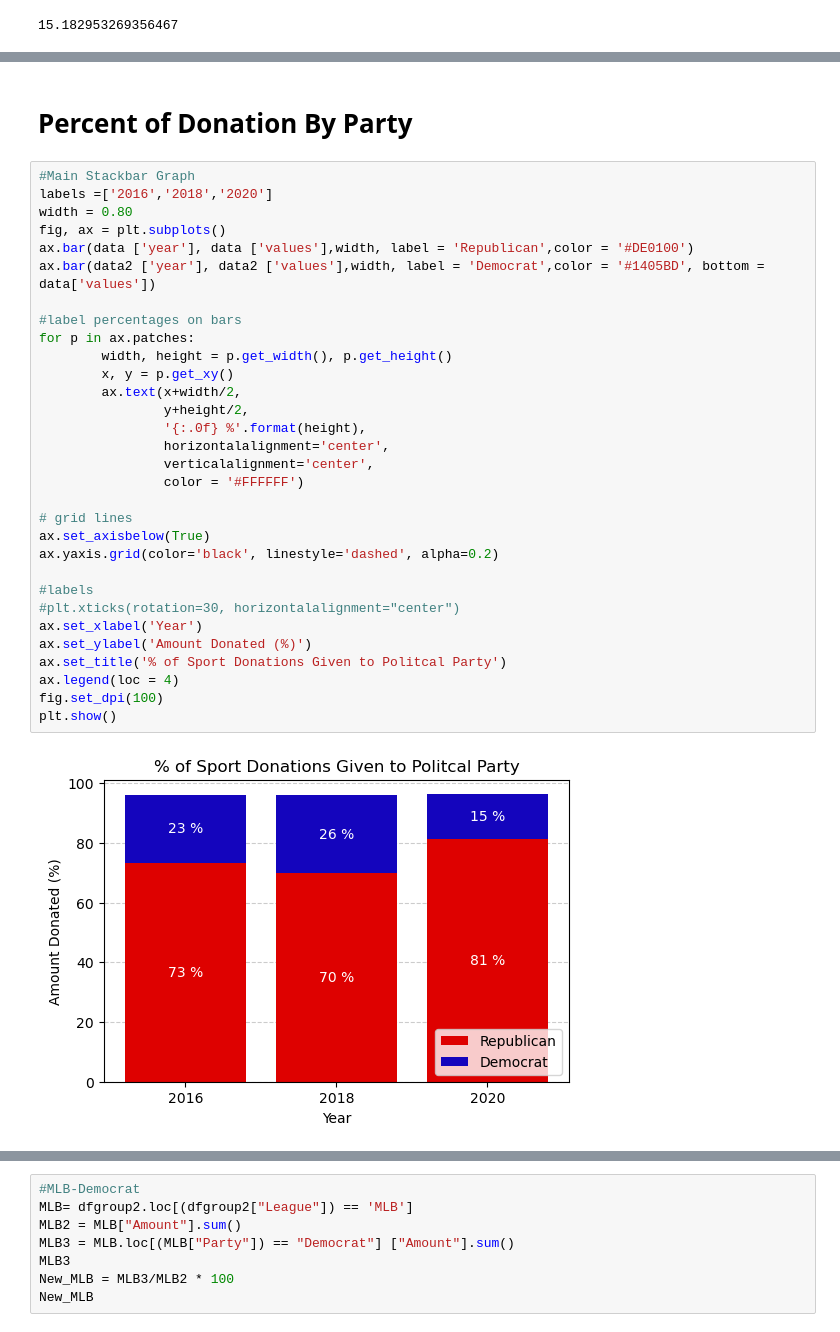
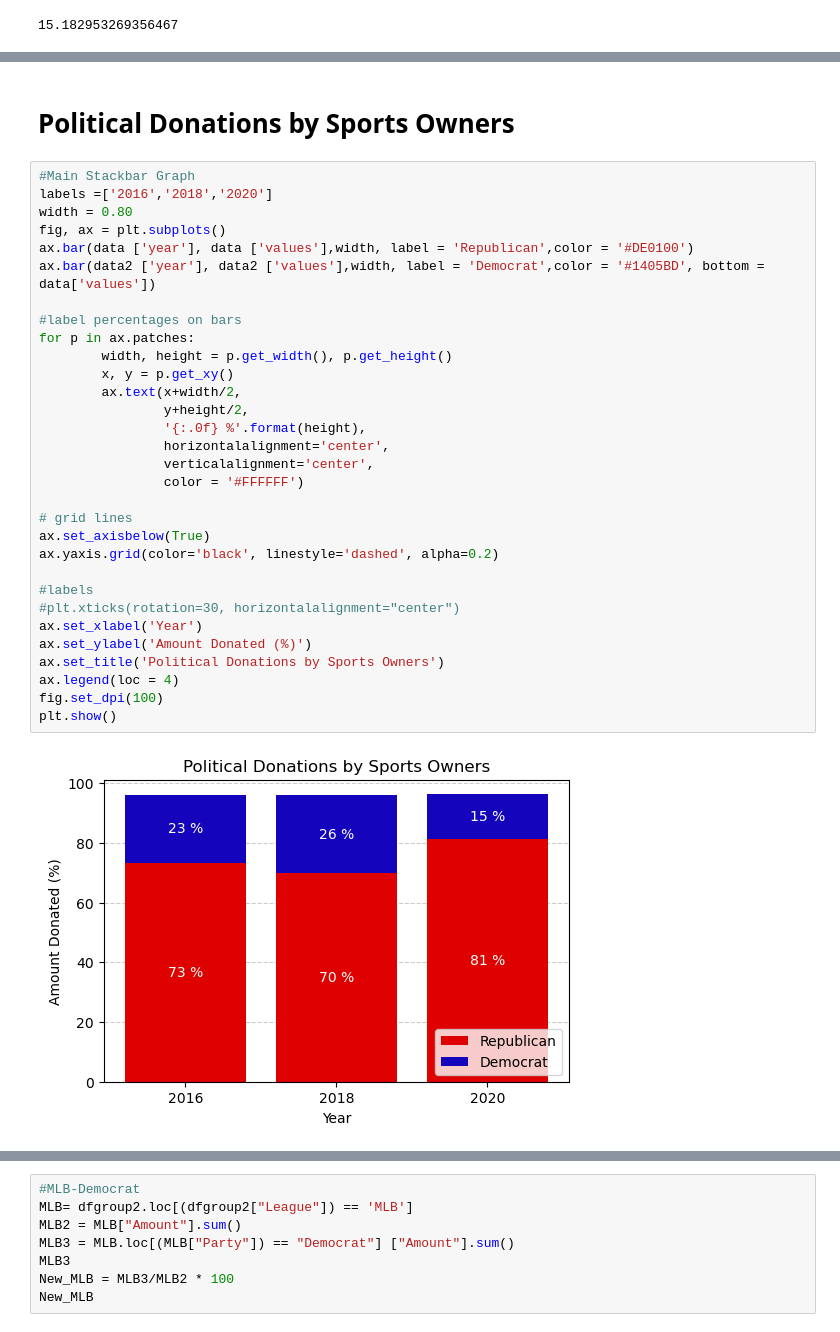
Before and after one commit to richcoca/CIS9655Project, a Jupyter notebook: Project- Part 2.ipynb, the cells around one changed output, grey strips where cells are left out. Saved outputs shown, nothing was run; the diff lists cells and outputs as text.

```diff
--- a/Project- Part 2.ipynb
+++ b/Project- Part 2.ipynb
@@ -150,39 +150,39 @@ info2
 | 0 | 2016 | 23.003027 |
 | 1 | 2018 | 25.906238 |
 | 2 | 2020 | 15.182953 |
-# %% [markdown]
-# Percent of Donation By Party
+# %% [markdown]
+# Political Donations by Sports Owners
 # %%
 #Main Stackbar Graph
 labels =['2016','2018','2020']
 width = 0.80
 fig, ax = plt.subplots()
 ax.bar(data ['year'], data ['values'],width, label = 'Republican',color = '#DE0100')
 ax.bar(data2 ['year'], data2 ['values'],width, label = 'Democrat',color = '#1405BD', bottom = data['values'])
 
 #label percentages on bars
 for p in ax.patches:
         width, height = p.get_width(), p.get_height()
         x, y = p.get_xy()
         ax.text(x+width/2,
                 y+height/2,
                 '{:.0f} %'.format(height),
                 horizontalalignment='center',
                 verticalalignment='center',
                 color = '#FFFFFF')
 
 # grid lines
 ax.set_axisbelow(True)
 ax.yaxis.grid(color='black', linestyle='dashed', alpha=0.2)
 
 #labels
 #plt.xticks(rotation=30, horizontalalignment="center")
 ax.set_xlabel('Year')
 ax.set_ylabel('Amount Donated (%)')
-ax.set_title('% of Sport Donations Given to Politcal Party')
+ax.set_title('Political Donations by Sports Owners')
 ax.legend(loc = 4)
 fig.set_dpi(100)
 plt.show()
 # %% [output]
-[figure, old version]
+[figure, new version]
 # %% [markdown]
```
Also changed, not shown: parts of 7 cells of this notebook.
